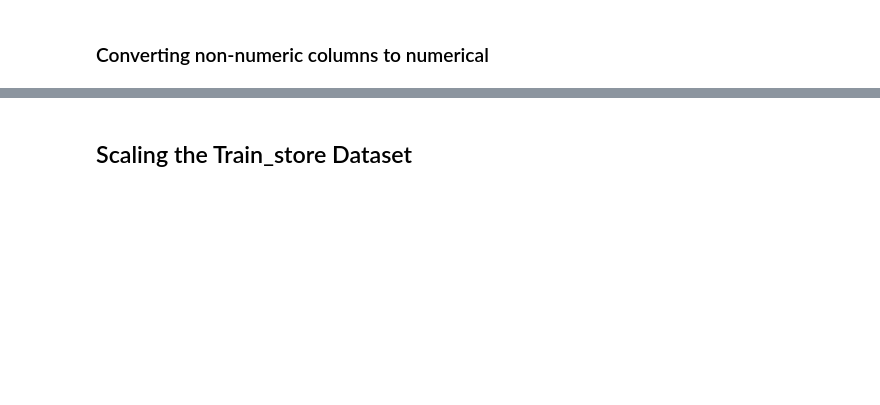
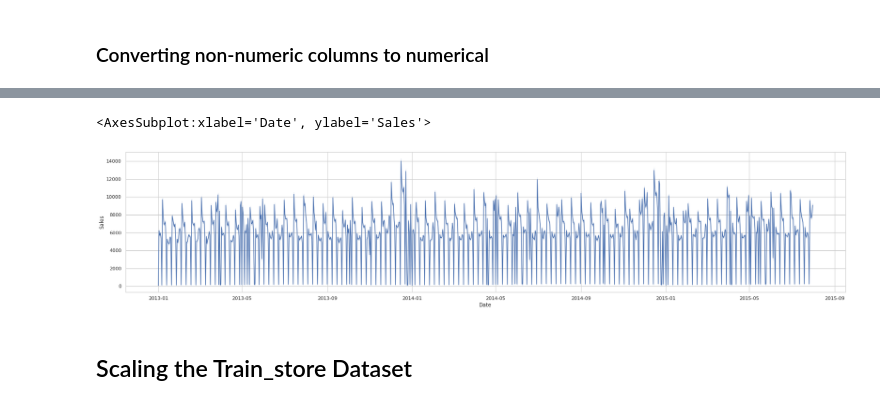
Before and after one commit to Caphace-Ethan/Pharmaceutical-Sales-Prediction, a Jupyter notebook: notebooks/Prediction_of_store_sales.ipynb, the cells around one changed output, grey strips where cells are left out. Saved outputs shown, nothing was run; the diff lists cells and outputs as text; code cells hidden in the pictures; blank space fills up the shorter version.

```diff
--- a/notebooks/Prediction_of_store_sales.ipynb
+++ b/notebooks/Prediction_of_store_sales.ipynb
@@ -410,10 +426,11 @@ df.head()
 # %%
 # Adding days to/from holiday
-try:
+def add_day_to_from_holiday(dataset, df):
+    try:
 
-    train_data['days_to_from_hol'] = df['days']
-    train_data.sample(4)
-    logging.info(f"Adding days_to/from holiday to train dataset, successfully")
-except Exception as e:
-    print(e)
-    logging.exception(f"Exception occured while adding days_to/from holiday to train dataset, Exception:{e}")
+        dataset['days_to_from_hol'] = df['days']
+        dataset.sample(4)
+        logging.info(f"Adding days_to/from holiday to {dataset} dataset, successfully")
+    except Exception as e:
+        print(e)
+        logging.exception(f"Exception occured while adding days_to/from holiday to {dataset} dataset, Exception:{e}")
@@ -490,4 +522,11 @@ train_store_data.sample(4)
 4 rows × 24 columns
+# %%
+plt.figure(figsize=(30,6))
+sns.set(style="whitegrid")
+sns.lineplot(x='Date',y='Sales',data=train_store_data)
+# %% [output]
+<AxesSubplot:xlabel='Date', ylabel='Sales'>
+[figure, added]
 # %% [markdown]
 ## Scaling the Train_store Dataset
 # %%
```
Also changed, not shown: parts of 23 cells of this notebook.
